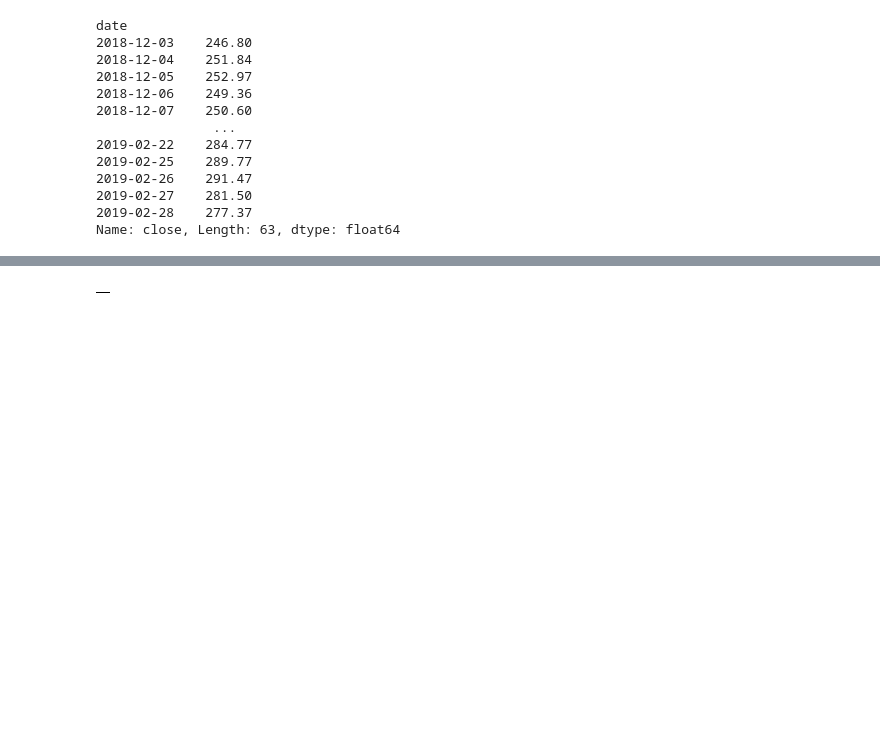
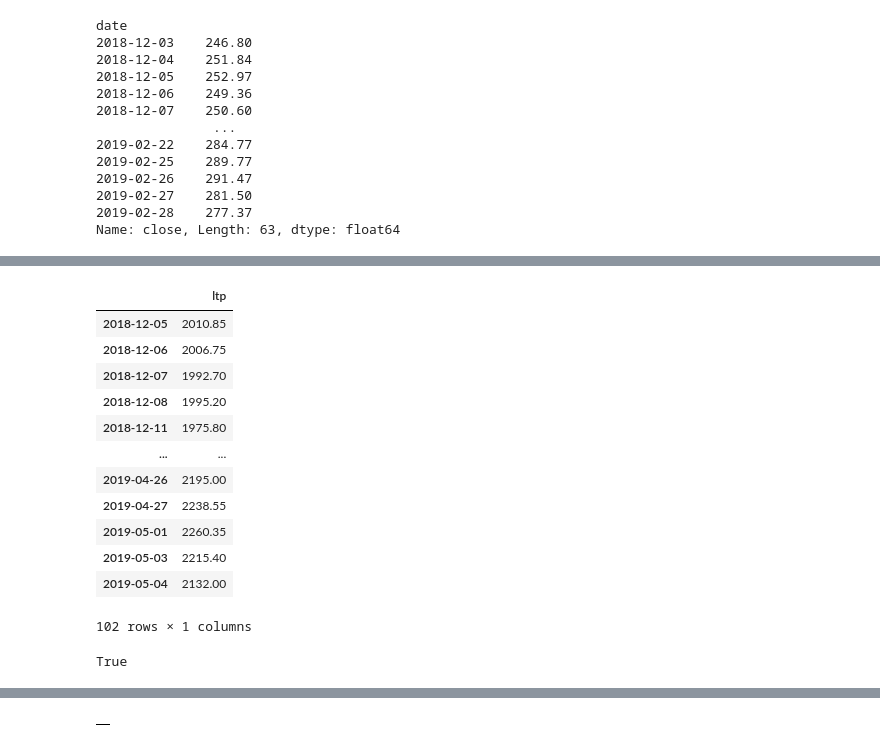
Before and after one commit to suhansaha/algotrader, a Jupyter notebook: src/freedom_v2_unit_test.ipynb, the cells around one changed output, grey strips where cells are left out. Drawn from its saved outputs; the diff is of its cells as text; code cells hidden in the pictures; blank space fills up the shorter version.

```diff
--- a/src/freedom_v2_unit_test.ipynb
+++ b/src/freedom_v2_unit_test.ipynb
@@ -416,0 +443,20 @@ live_cache.getValue()
+# %%
+tmp_df.resample('1D',label='right').last().dropna()
+# %% [output]
+|  | ltp |
+| 2018-12-05 | 2010.85 |
+| 2018-12-06 | 2006.75 |
+| 2018-12-07 | 1992.70 |
+| 2018-12-08 | 1995.20 |
+| 2018-12-11 | 1975.80 |
+| ... | ... |
+| 2019-04-26 | 2195.00 |
+| 2019-04-27 | 2238.55 |
+| 2019-05-01 | 2260.35 |
+| 2019-05-03 | 2215.40 |
+| 2019-05-04 | 2132.00 |
+102 rows × 1 columns
+# %%
+live_cache.set('TCSbacktest_webTICK',0)
+# %% [output]
+True
```
Also changed, not shown: parts of 7 cells of this notebook, 6 other files.
